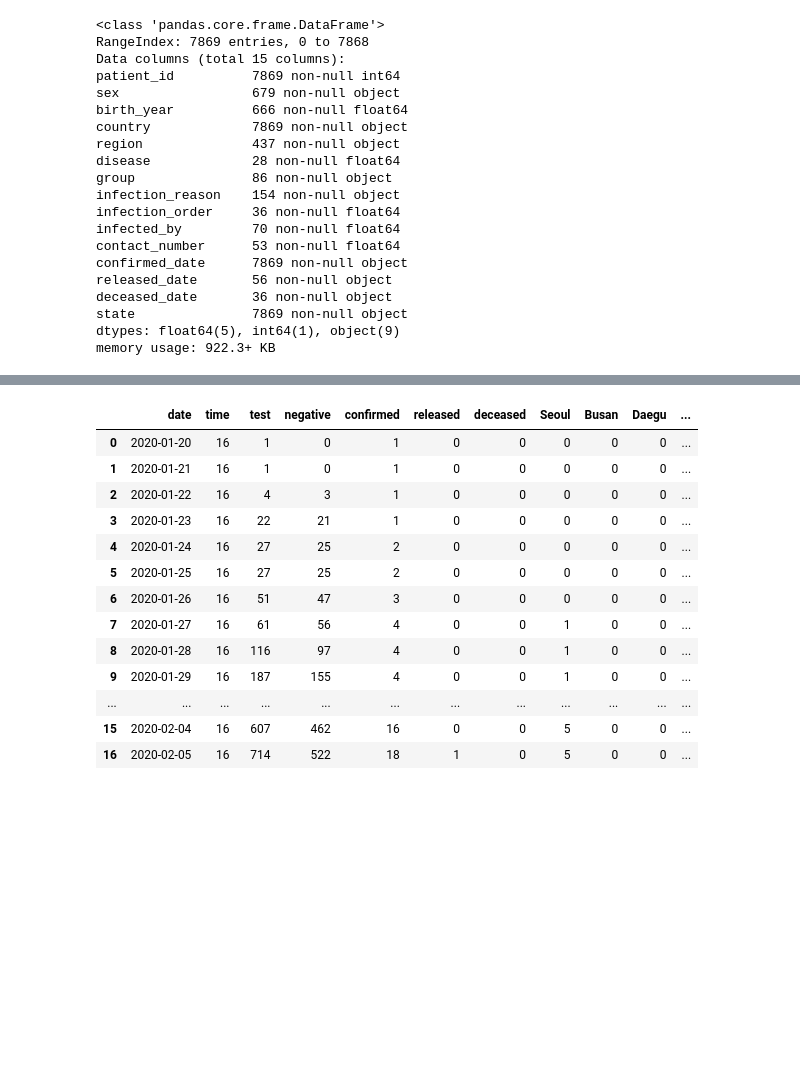
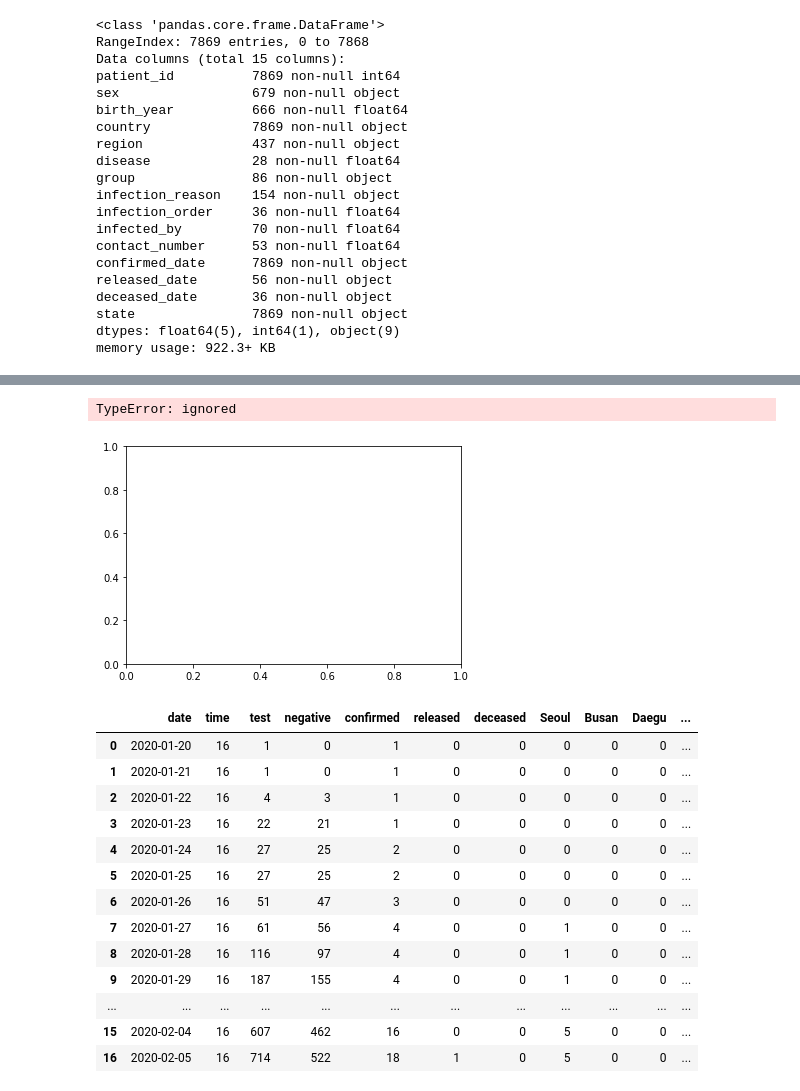
Before and after one commit to LeoHanSung/SinChon8, a Jupyter notebook: hansung/corona.ipynb, the cells around one changed output, grey strips where cells are left out. Saved outputs shown, nothing was run; the diff lists cells and outputs as text; code cells hidden in the pictures; blank space fills up the shorter version.

```diff
--- a/hansung/corona.ipynb
+++ b/hansung/corona.ipynb
@@ -153,3 +180,9 @@ a1.hist(patientDF['sex'].dropna(), bins=20)  ### 막대그래프가 hist
+# %%
+fig, ax  = plt.subplots(1,1)
+patientDF['sex'].plot(kind='bar')
+# %% [output]
+TypeError: ignored
+[figure, added]
 # %%
 routeDF = pd.read_csv('/content/gdrive/My Drive/SinChon8/kaggle/Corona/time.csv')
 
```
Also changed, not shown: parts of 8 cells of this notebook.
